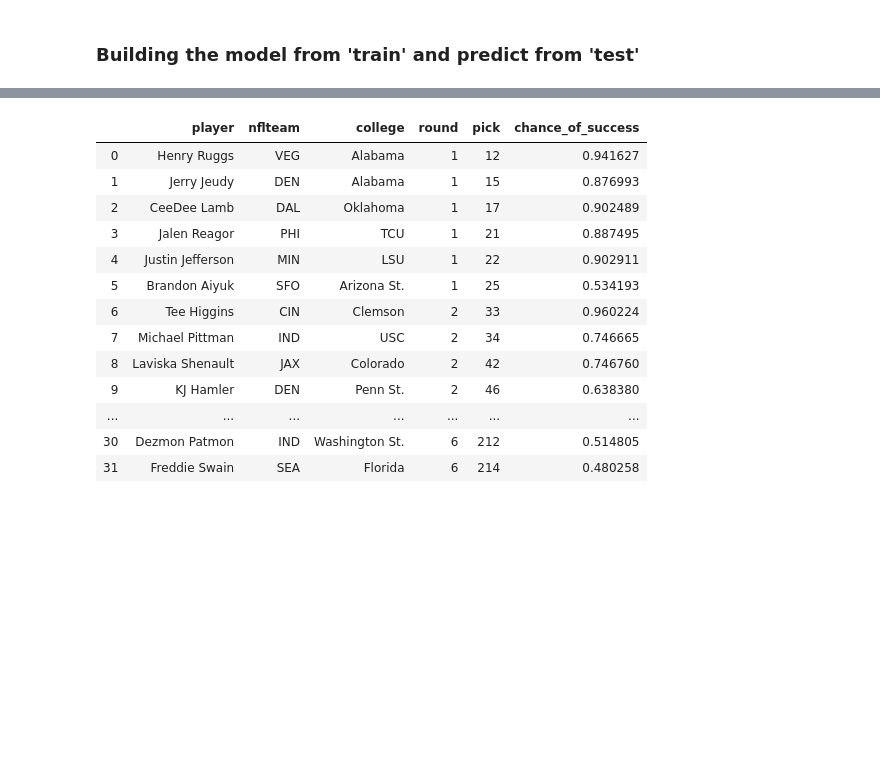
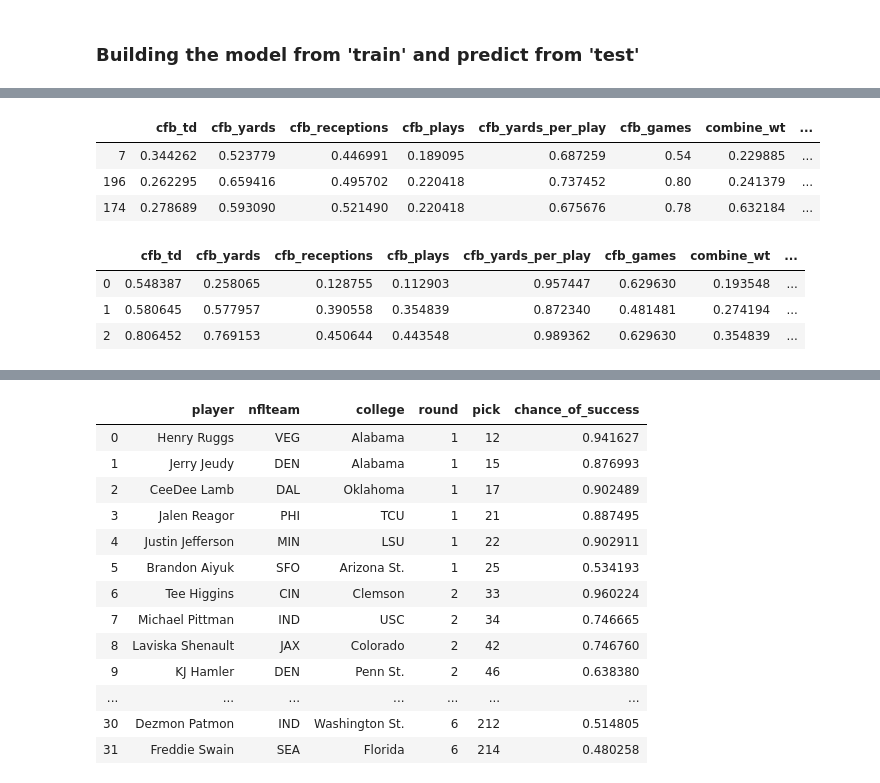
Before and after one commit to adriensaremi/Springboard, a Jupyter notebook: Capstone_1 - WRs in the NFL /4) Machine_Learning_Model.ipynb, the cells around one changed output, grey strips where cells are left out. Drawn from its saved outputs; the diff is of its cells as text; code cells hidden in the pictures; blank space fills up the shorter version.

```diff
--- a/Capstone_1 - WRs in the NFL /4) Machine_Learning_Model.ipynb
+++ b/Capstone_1 - WRs in the NFL /4) Machine_Learning_Model.ipynb
@@ -71 +86,3 @@ df = tdcf[features_selected + ['rec_yards_ffs']]
+# %%
+df = confclass_tonumerical(df)
 # %% [markdown]
@@ -133,0 +100,4 @@ weighted avg       0.70      0.72      0.70       112
+# %%
+threshold = 200
+df = success_function(df,'rec_yards_ffs',threshold)
+df.success.value_counts(dropna = False)
@@ -302,2 +354,17 @@ y_train = splitter(y_train, 100)
+# %%
+draft_2020 = confclass_tonumerical_2(draft_2020)
+draft_2020p = transformingX(draft_2020, 'mean', preprocessing.MinMaxScaler)
+
+# Set our features X and target y
+X = df.drop('success', axis = 1)
+y = df.success
+Xp = transformingX(X, 'mean', preprocessing.MinMaxScaler)
+X_train, X_test, y_train, y_test = train_test_split(Xp, y, test_size = .30, stratify = y, random_state = 42)
 # %% [markdown]
 ### Building the model from 'train' and predict from 'test'
+# %%
+forest = RandomForestClassifier(max_features = 5, n_estimators = 10, min_samples_leaf=25, random_state = 42)
+forest.fit(X_train, y_train)
+y_pred = forest.predict(X_train)
+print(confusion_matrix(y_train, y_pred))
+print(classification_report(y_train, y_pred))
@@ -303,0 +382,14 @@ y_train = splitter(y_train, 100)
+# %%
+X_train.head(3)
+# %% [output]
+|  | cfb_td | cfb_yards | cfb_receptions | cfb_plays | cfb_yards_per_play | cfb_games | combine_wt | ... |
+| 7 | 0.344262 | 0.523779 | 0.446991 | 0.189095 | 0.687259 | 0.54 | 0.229885 | ... |
+| 196 | 0.262295 | 0.659416 | 0.495702 | 0.220418 | 0.737452 | 0.80 | 0.241379 | ... |
+| 174 | 0.278689 | 0.593090 | 0.521490 | 0.220418 | 0.675676 | 0.78 | 0.632184 | ... |
+# %%
+draft_2020p.head(3)
+# %% [output]
+|  | cfb_td | cfb_yards | cfb_receptions | cfb_plays | cfb_yards_per_play | cfb_games | combine_wt | ... |
+| 0 | 0.548387 | 0.258065 | 0.128755 | 0.112903 | 0.957447 | 0.629630 | 0.193548 | ... |
+| 1 | 0.580645 | 0.577957 | 0.390558 | 0.354839 | 0.872340 | 0.481481 | 0.274194 | ... |
+| 2 | 0.806452 | 0.769153 | 0.450644 | 0.443548 | 0.989362 | 0.629630 | 0.354839 | ... |
```
Also changed, not shown: parts of 76 cells of this notebook, 5 other files.
